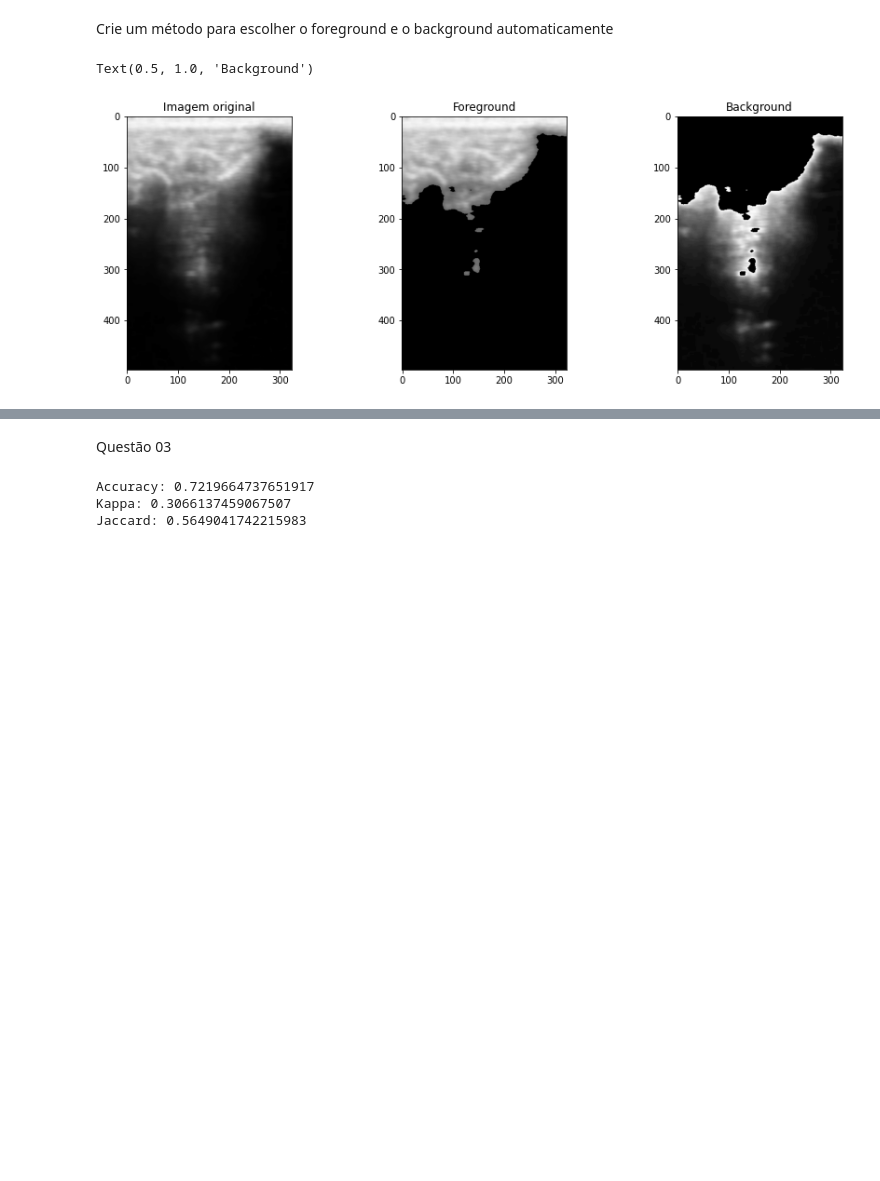
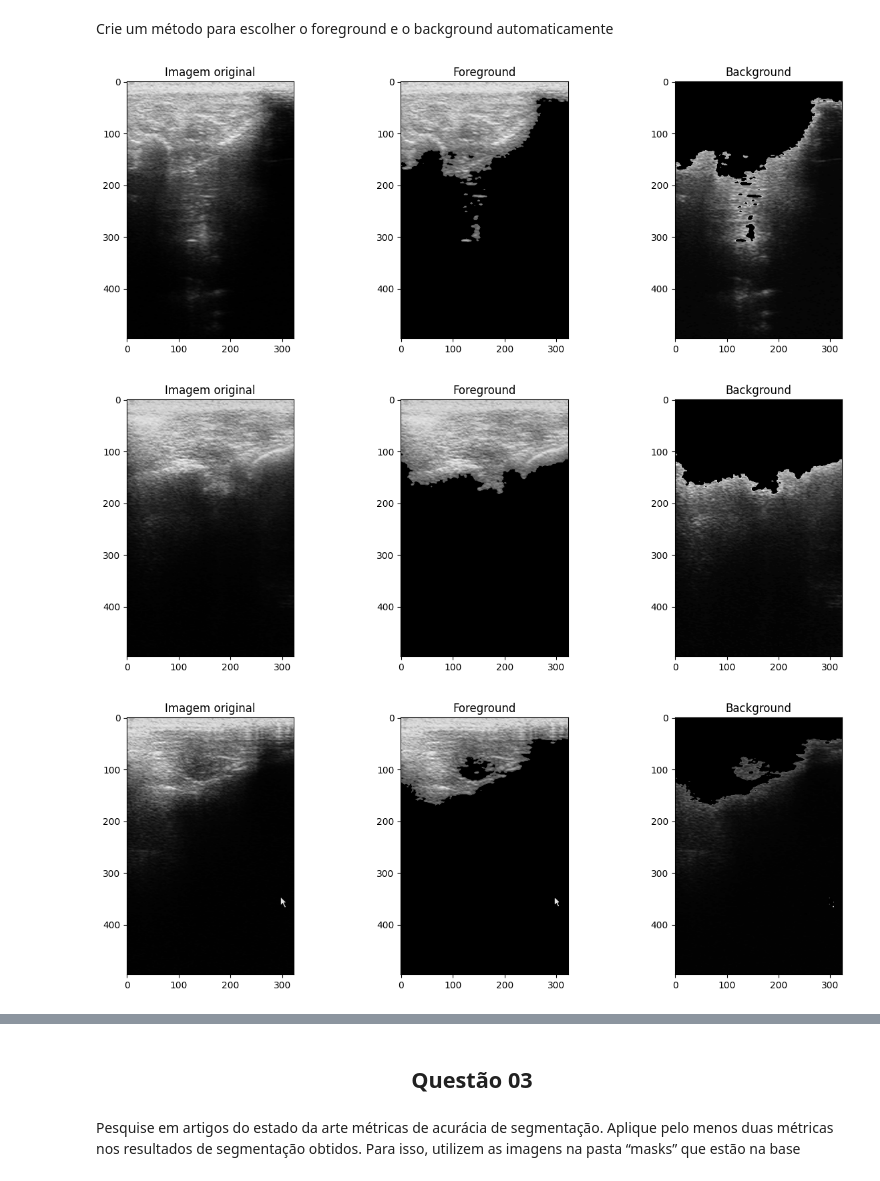
Before and after one commit to bianca-01/VisaoComputacional, a Jupyter notebook: atividade_segmentacao/segmentacao.ipynb, the cells around one changed output, grey strips where cells are left out. Drawn from its saved outputs; the diff is of its cells as text; code cells hidden in the pictures; blank space fills up the shorter version.

```diff
--- a/atividade_segmentacao/segmentacao.ipynb
+++ b/atividade_segmentacao/segmentacao.ipynb
@@ -31,6 +30,9 @@ path_result = 'resultados/'
 imgs = sorted(os.listdir(path))
 masks = sorted(os.listdir(path_mask))
 imgs_obj = [Image(f'{path}{img}') for img in imgs]
+# %%
+with open('imgs.pickle','rb') as i:
+    objs = pickle.load(i)
 # %%
 len(imgs), len(masks)
 # %% [output]
@@ -109,10 +100,8 @@ def agglomerative(imgs, path, result_path):
 # %%
-fig, ax = plt.subplots(1, 4, figsize=(15, 5))
-ax[0].imshow(amostra.img_media, cmap='gray')
-ax[0].set_title('Imagem original')
-ax[1].imshow(amostra.img_segmentada['agglomerative']==0, cmap='gray')
-ax[1].set_title('Cluster 1')
-ax[2].imshow(amostra.img_segmentada['agglomerative']==1, cmap='gray')
-ax[2].set_title('Cluster 2')
-ax[3].imshow(amostra.img_segmentada['agglomerative'], cmap='gray')
-ax[3].set_title('Resultado')
+for img in objs[10:5]:
+    fig, ax = plt.subplots(1, 2, figsize=(8, 5))
+    ax[0].imshow(img.img, cmap='gray')
+    ax[0].set_title('Imagem original')
+    ax[1].imshow(img.img_segmentada['agglomerative'], cmap='gray')
+    ax[1].set_title('Resultado')
+    plt.show()
@@ -125,11 +117,16 @@ amostra.clusters()
+# %%
+for img in imgs_obj:
+    img.clusters()
 # %%
-plt, ax = plt.subplots(1, 3, figsize=(15, 5))
-ax[0].imshow(amostra.img_media, cmap='gray')
-ax[0].set_title('Imagem original')
-ax[1].imshow(amostra.foreground, cmap='gray')
-ax[1].set_title('Foreground')
-ax[2].imshow(amostra.background, cmap='gray')
-ax[2].set_title('Background')
+for img in imgs_obj[:5]:
+    fig, ax = plt.subplots(1, 3, figsize=(15, 5))
+    ax[0].imshow(img.img, cmap='gray')
+    ax[0].set_title('Imagem original')
+    ax[1].imshow(img.foreground, cmap='gray')
+    ax[1].set_title('Foreground')
+    ax[2].imshow(img.background, cmap='gray')
+    ax[2].set_title('Background')
 # %% [output]
-Text(0.5, 1.0, 'Background')
-[figure, old version]
+[figure, new version]
+[figure, added]
+[figure, added]
@@ -136,3 +135,5 @@ Text(0.5, 1.0, 'Background')
-# %% [markdown]
-Questão 03
+# %% [markdown]
+<h2 style="text-align:center;">Questão 03</h2>
+# %% [markdown]
+Pesquise em artigos do estado da arte métricas de acurácia de segmentação. Aplique pelo menos duas métricas nos resultados de segmentação obtidos. Para isso, utilizem as imagens na pasta “masks” que estão na base
 # %%
@@ -147,9 +145,2 @@ def run(imgs, masks, path_mask):
 # %%
 run(imgs_obj, masks, path_mask)
-# %%
-amostra.load_mask(f'{path_mask}{imgs[0]}')
-amostra.calcular_metricas()
-# %% [output]
-Accuracy: 0.7219664737651917
-Kappa: 0.3066137459067507
-Jaccard: 0.5649041742215983
```
Also changed, not shown: parts of 23 cells of this notebook, 2 other files.
